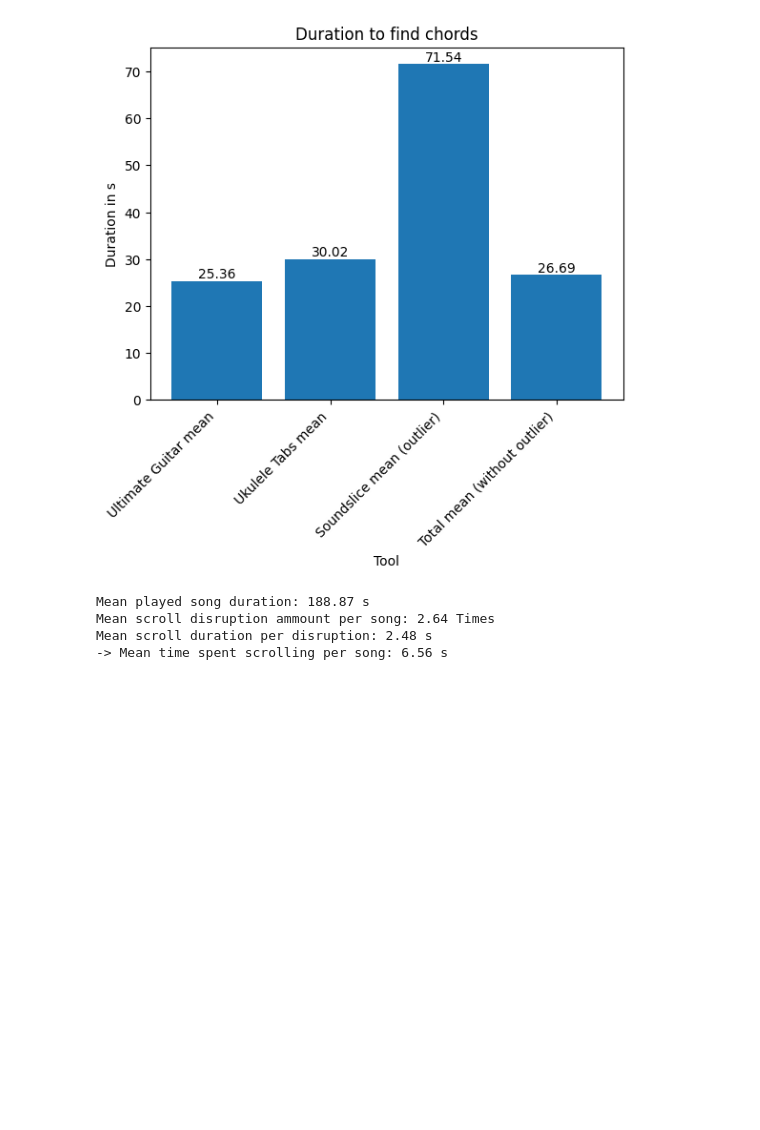
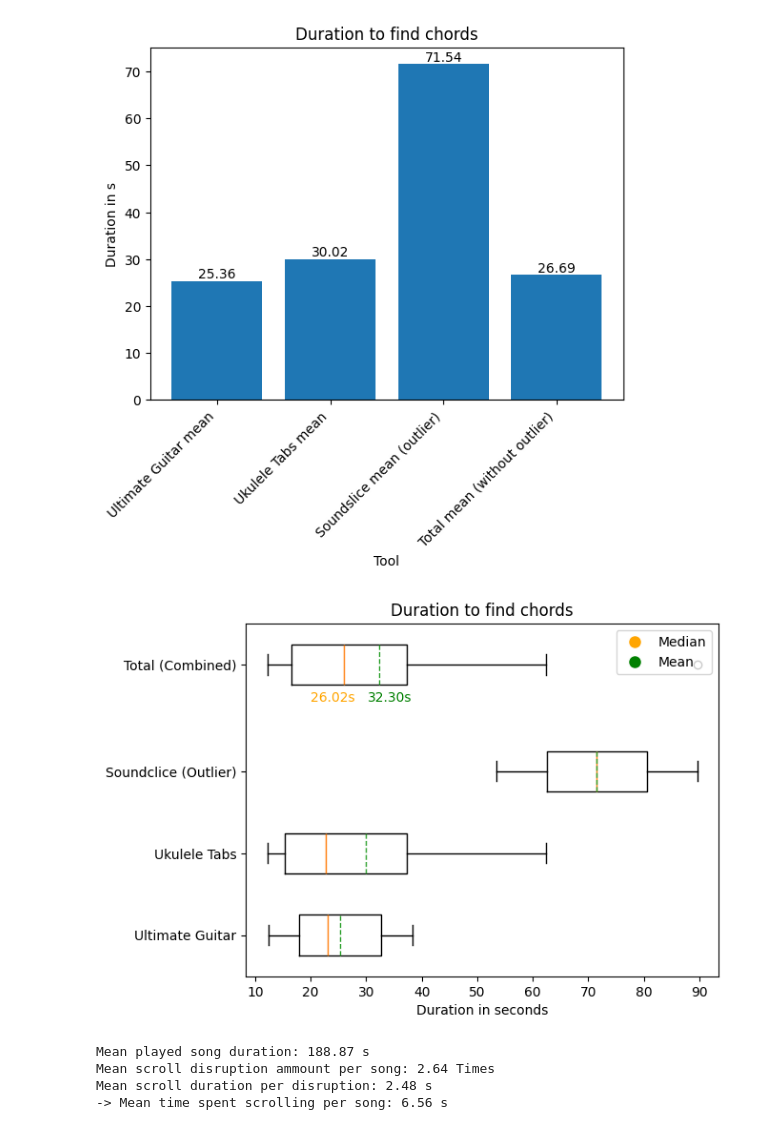
Before and after one commit to simonroedig/ChordSync_Study, a Jupyter notebook: study_analysis_task_performance.ipynb, the cells around one changed output. Cells and saved outputs as stored; diff of their text form; code cells hidden in the pictures; blank space fills up the shorter version.

```diff
--- a/study_analysis_task_performance.ipynb
+++ b/study_analysis_task_performance.ipynb
@@ -108,6 +174,52 @@ y_axis = [duration_to_find_chords_until_ug_mean, duration_to_find_chords_until_u
 plot_bar_graph_2(x_axis, y_axis, "Tool", "Duration in s", "Duration to find chords")
 # %% [output]
 [figure]
+# %%
+# Measured from the point, where participant has the first instance open to enter his search query (i.e. clicked into search bar, opened browser and clicked on search field...)
+# until the point where the participant set-up his chord music sheet (i.e. scrolled down to first line or chord so user can initiate playing)
+duration_to_find_chords_until_ug = [23.03, 23.01, 22.34, 31.82, 12.41, 16.06, 16.56, 37.08, 32.92, 38.39]
+
+duration_to_find_chords_until_uku_tab = [16.44, 12.23, 29.01, 62.41]
+
+# Outlier, elderly person, had to be helped to find the song, thus not representative
+duration_to_find_chords_until_soundslice = [89.62, 53.47]
+
+all_chord_finding_durations = duration_to_find_chords_until_ug + duration_to_find_chords_until_uku_tab + duration_to_find_chords_until_soundslice
+
+data = [duration_to_find_chords_until_ug,
+        duration_to_find_chords_until_uku_tab,
+        duration_to_find_chords_until_soundslice,
+        all_chord_finding_durations]
+
+medians = [statistics.median(d) for d in data]
+
+# Calculate means
+means = [statistics.mean(d) for d in data]
+
+# Labels for x-axis
+labels = ['Ultimate Guitar', 'Ukulele Tabs', 'Soundclice (Outlier)', 'Total (Combined)']
+
+# Plotting boxplots
+plt.boxplot(data, labels=labels, vert=False, positions=[1, 2, 3, 4.3], meanline=True, showmeans=True)
+
+# Adding labels and title
+plt.xlabel('Duration in seconds')
+plt.title('Duration to find chords')
+
+median_legend = plt.Line2D([0], [0], marker='o', color='w', markerfacecolor='orange', markersize=10, label='Median')
+mean_legend = plt.Line2D([0], [0], marker='o', color='w', markerfacecolor='green', markersize=10, label='Mean')
+plt.legend(handles=[median_legend, mean_legend], loc="upper right")
+
+# plt.text(medians[0], 0.6, f'{medians[0]:.2f}s', ha='center', va='center', color='orange')
+# plt.text(medians[1], 1.6, f'{medians[1]:.2f}s', ha='center', va='center', color='orange')
+# plt.text(medians[2], 2.6, f'{medians[2]:.2f}s', ha='center', va='center', color='orange')
+plt.text(medians[3] - 2, 3.9, f'{medians[3]:.2f}s', ha='center', va='center', color='orange')
+plt.text(means[3] + 2, 3.9, f'{means[3]:.2f}s', ha='center', va='center', color='green')
+
+# Show the plot
+plt.show()
+# %% [output]
+[figure, added]
 # %%
 # Measured on seven participants, as one used "Songslice" (not static, so can't compare with scroll disruptions)
 played_song_duration = [5.49, 3.36,
```
Also changed, not shown: parts of 7 cells of this notebook.
